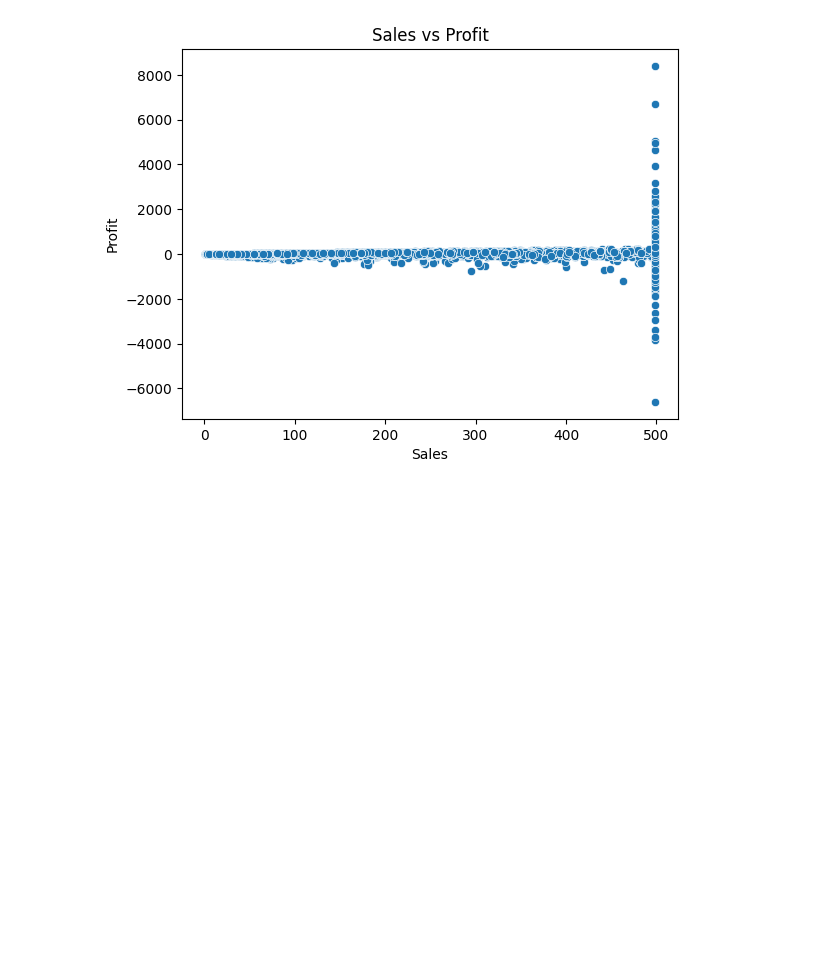
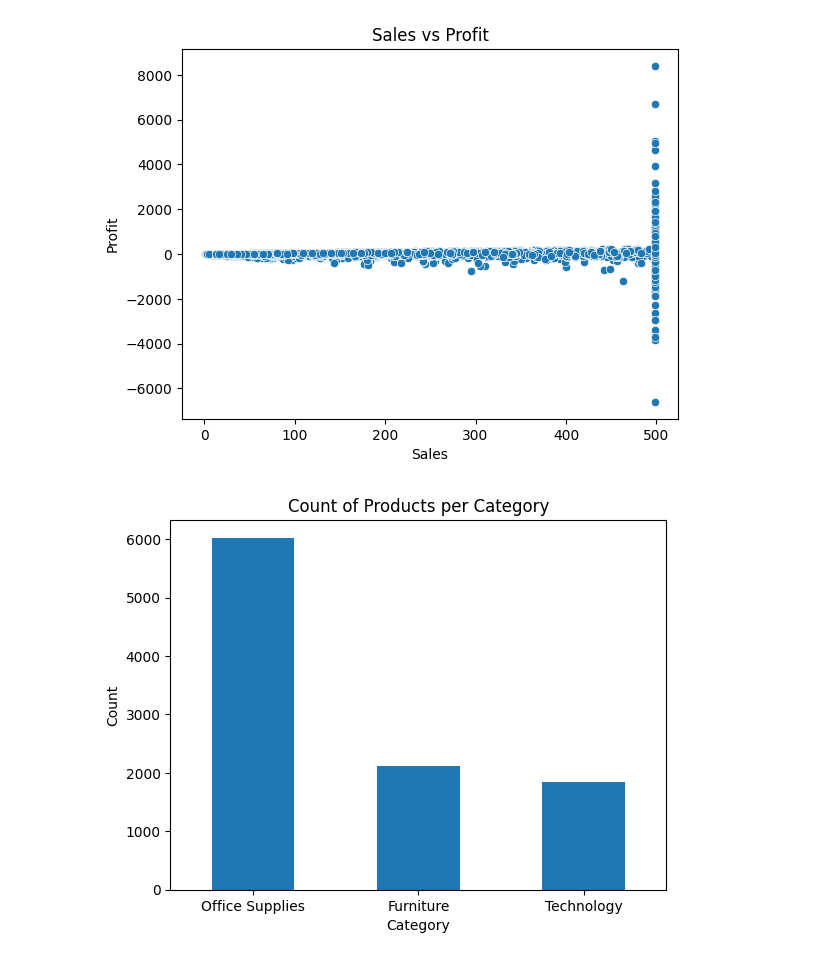
Before and after one commit to om1dev/Sales_Optimization, a Jupyter notebook: notebooks/cleaning_with_analysis.ipynb, the cells around one changed output. Drawn from its saved outputs; the diff is of its cells as text; code cells hidden in the pictures; blank space fills up the shorter version.

```diff
--- a/notebooks/cleaning_with_analysis.ipynb
+++ b/notebooks/cleaning_with_analysis.ipynb
@@ -83,11 +100,13 @@ plt.show()
 # %%
-Q1 = df['Sales'].quantile(0.25)
-Q3 = df['Sales'].quantile(0.75)
+# Sales outliers
 
-IQR = Q3 - Q1
+Q1_sales = df['Sales'].quantile(0.25)
+Q3_sales = df['Sales'].quantile(0.75)
 
-lower_bound_sales = Q1 - 1.5 * IQR
-upper_bound_sales = Q3 + 1.5 * IQR
+IQR_sales = Q3_sales - Q1_sales
+
+lower_bound_sales = Q1_sales - 1.5 * IQR_sales
+upper_bound_sales = Q3_sales + 1.5 * IQR_sales
 
 outliers = df[(df['Sales'] < lower_bound_sales) | (df['Sales'] > upper_bound_sales)]
 print(len(outliers))
@@ -128,7 +160,9 @@ plt.show()
 [figure]
 # %%
 # Handle outliers by capping the values at the upper and lower bounds
-df['Sales'] = df['Sales'].clip(lower_bound_sales, upper_bound_sales)
-df['Quantity'] = df['Quantity'].clip(lower_bound_quantity, upper_bound_quantity)
+
+
+# df['Sales'] = df['Sales'].clip(lower_bound_sales, upper_bound_sales)
+# df['Quantity'] = df['Quantity'].clip(lower_bound_quantity, upper_bound_quantity)
 # %%
 # After handling outliers, we can visualize the boxplots again to confirm that the outliers have been addressed
@@ -244,3 +277,16 @@ plt.title("Sales vs Profit")
 # %% [output]
 Text(0.5, 1.0, 'Sales vs Profit')
 [figure]
+# %%
+# Count of Products per Category
+
+
+df['Category'].value_counts().plot(kind='bar')
+
+plt.title("Count of Products per Category")
+plt.xlabel("Category")
+plt.ylabel("Count")
+plt.xticks(rotation=0)
+plt.show()
+# %% [output]
+[figure, added]
```
Also changed, not shown: parts of 13 cells of this notebook, 9 other files.
